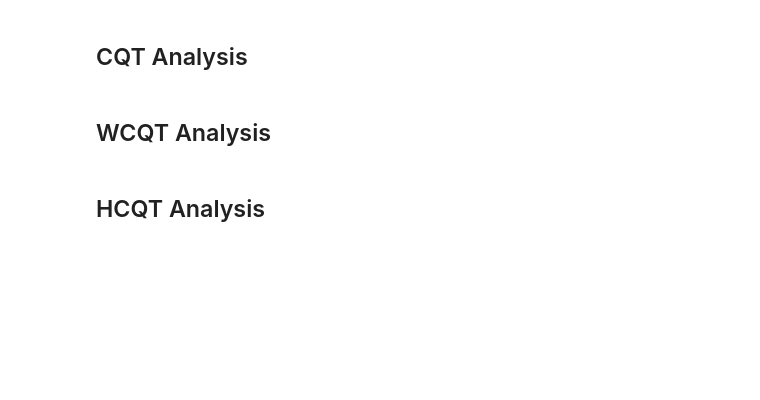
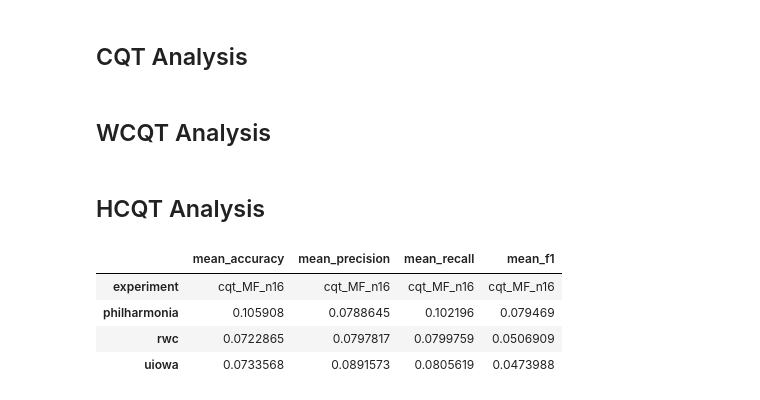
Before and after one commit to ejhumphrey/harmonic-cnn, a Jupyter notebook: Analysis.ipynb, the cells around one changed output. Saved outputs shown, nothing was run; the diff lists cells and outputs as text; code cells hidden in the pictures; blank space fills up the shorter version.

```diff
--- a/Analysis.ipynb
+++ b/Analysis.ipynb
@@ -80,0 +100,8 @@ analyze_experiment(cqt_model, "CQT")
+# %%
+MF_resutls.T[["mean_accuracy", "mean_precision", "mean_recall", "mean_f1"]]
+# %% [output]
+|  | mean_accuracy | mean_precision | mean_recall | mean_f1 |
+| experiment | cqt_MF_n16 | cqt_MF_n16 | cqt_MF_n16 | cqt_MF_n16 |
+| philharmonia | 0.105908 | 0.0788645 | 0.102196 | 0.079469 |
+| rwc | 0.0722865 | 0.0797817 | 0.0799759 | 0.0506909 |
+| uiowa | 0.0733568 | 0.0891573 | 0.0805619 | 0.0473988 |
```
Also changed, not shown: parts of 7 cells of this notebook, 3 other files.
